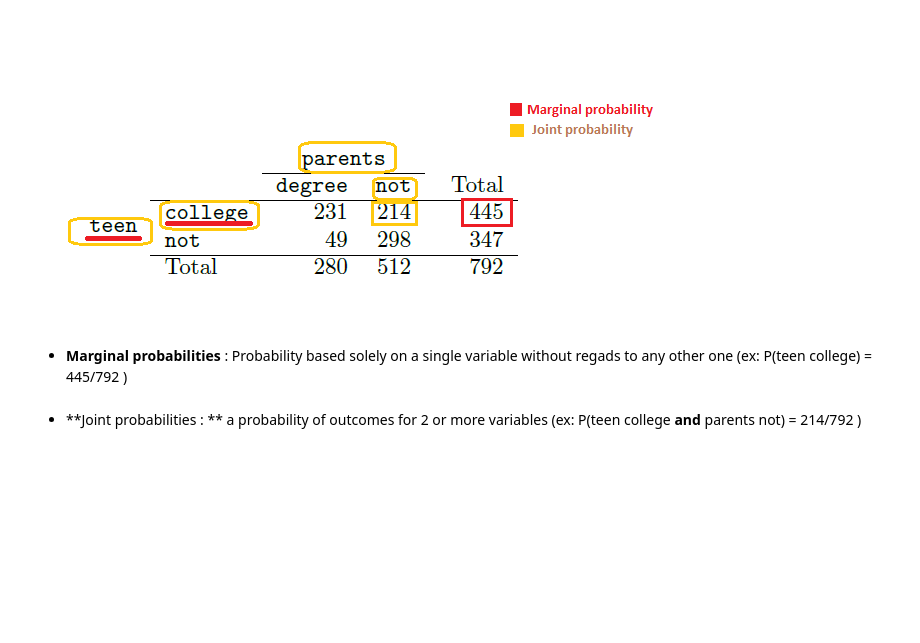
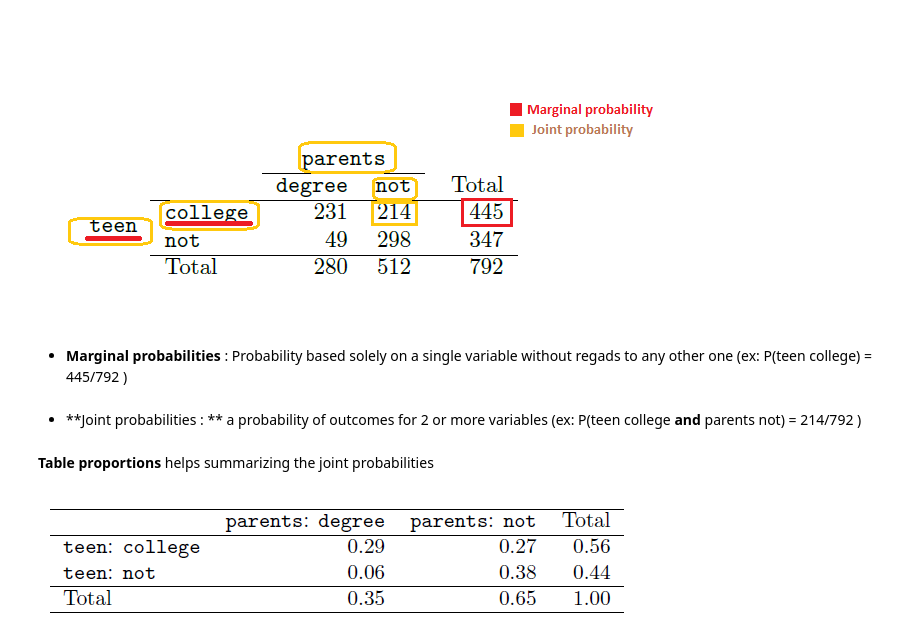
Before and after one commit to chikoungoun/OpenIntro, a Jupyter notebook: Chapter 2/Chap2_Probability.ipynb, the cells around one changed output. Saved outputs shown, nothing was run; the diff lists cells and outputs as text; code cells hidden in the pictures; blank space fills up the shorter version.

```diff
--- a/Chapter 2/Chap2_Probability.ipynb
+++ b/Chapter 2/Chap2_Probability.ipynb
@@ -117,3 +117,10 @@ Image(filename="img/Marginal_joint.png")
 * **Marginal probabilities** : Probability based solely on a single variable without regads to any other one (ex: P(teen college) = 445/792 )
 # %% [markdown]
 * **Joint probabilities : ** a probability of outcomes for 2 or more variables (ex: P(teen college **and** parents not) = 214/792 )
+# %% [markdown]
+**Table proportions** helps summarizing the joint probabilities
+# %%
+from IPython.display import Image
+Image(filename="img/table_proportions.png")
+# %% [output]
+[figure, added]
```
Also changed, not shown: parts of 4 cells of this notebook.
